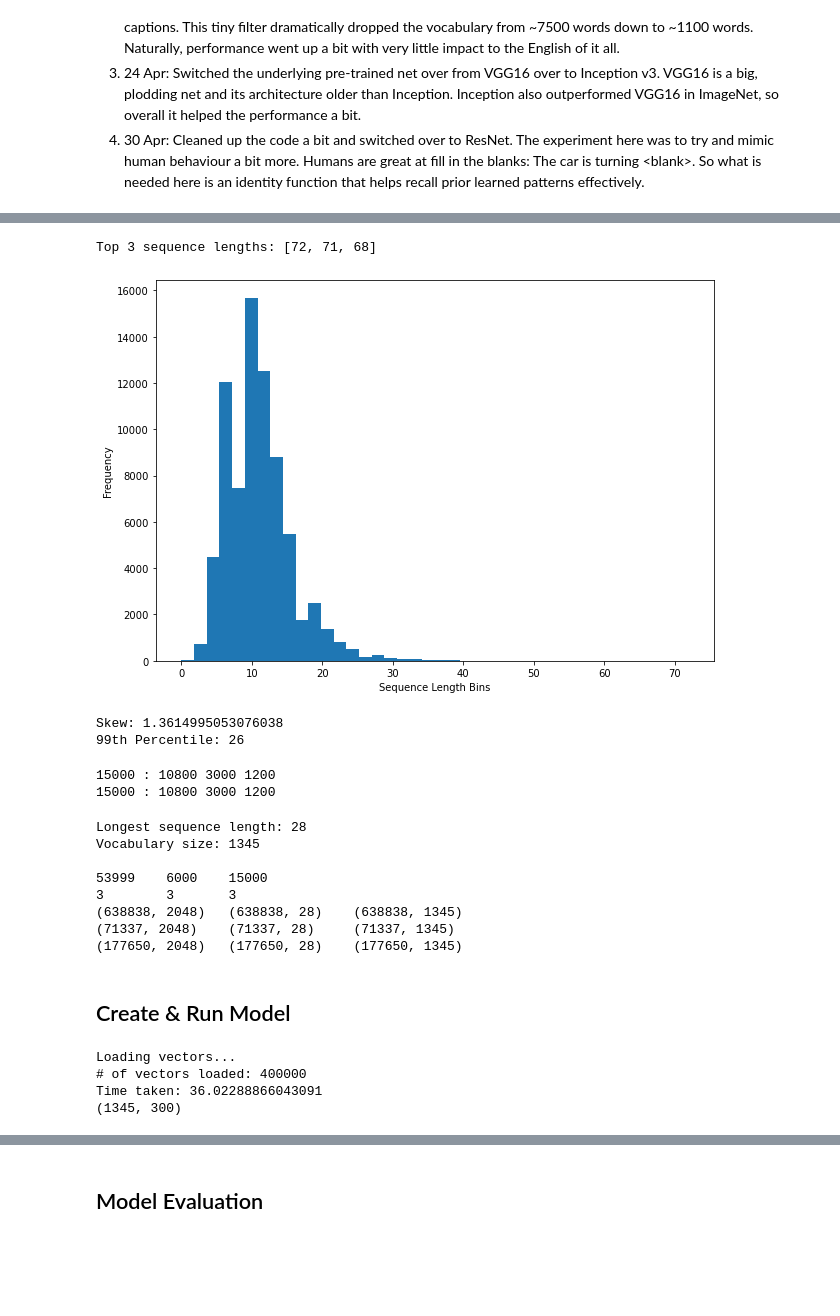
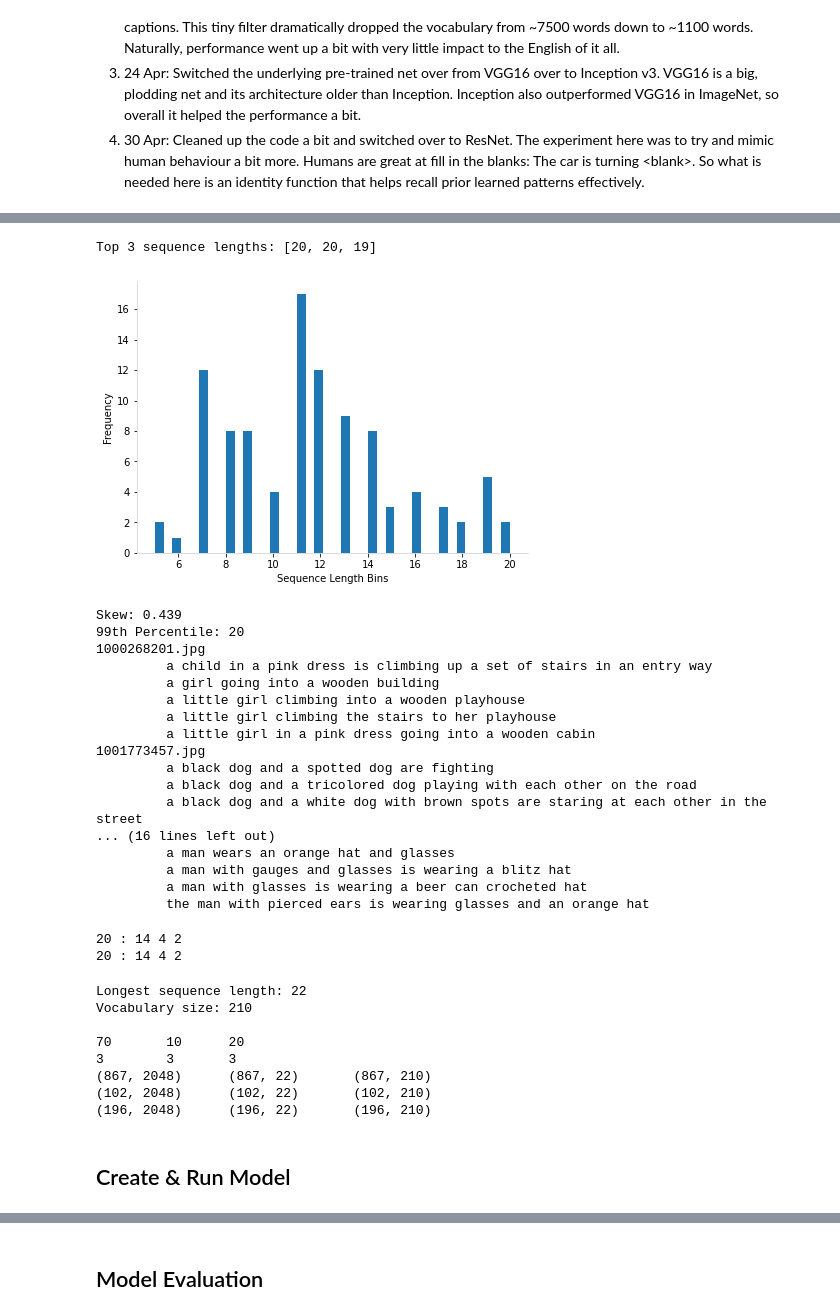
Before and after one commit to edwardspaulg/capstone_498, a Jupyter notebook: image_caption/Image_Caption.ipynb, the cells around one changed output, grey strips where cells are left out. Saved outputs shown, nothing was run; the diff lists cells and outputs as text; code cells hidden in the pictures; blank space fills up the shorter version.

```diff
--- a/image_caption/Image_Caption.ipynb
+++ b/image_caption/Image_Caption.ipynb
@@ -58,8 +58,8 @@ def initialize():
     dictInit['GEN_FEATURES'] = False  #Set to True if features need to be generated through the underlying pre-trained net
     dictInit['TRAIN_MODEL'] = True  #Set to True if our custom net needs to learn the dataset
     dictInit['TL_MODEL'] = 'Inceptionv3'  #Pre-trained model used for recognizing obects within images. One of Inceptionv3 or VGG16 trained on ImageNet.
-    dictInit['MAX_SAMPLES'] = 75000  #Maximum number of samples to train & test with. Set to -1 for training on full train set.
-    dictInit['DATASET'] = 'Flickr_30K'  #One of 'Flickr_8K', 'Flickr_30K'
+    dictInit['MAX_SAMPLES'] = 100  #Maximum number of samples to train & test with. Set to -1 for training on full train set.
+    dictInit['DATASET'] = 'Flickr_8K'  #One of 'Flickr_8K', 'Flickr_30K'
 
     #Change directory access paths depending upon where you are running
     dictInit['IN_COLAB'] = 'google.colab' in sys.modules
@@ -376,45 +396,59 @@ seq_lengths.sort(reverse=True)
 print('Top 3 sequence lengths:', seq_lengths[0:3])
 
 #Histogram
 plt.rcParams['figure.facecolor'] = 'white'
 fig=plt.figure(figsize=(7, 5))
 numBins = 40
 plt.hist(seq_lengths, bins=numBins)
-plt.xlabel('Sequence Length Bins', color='black')
-plt.ylabel('Frequency', color='black')
-# plt.spines['bottom'].set_color('lightgrey')
-# ax.spines['left'].set_color('lightgrey')
-# ax.spines['top'].set_visible(False)
-# ax.spines['right'].set_visible(False)
-# ax.tick_params(axis='x', colors='black')
-# ax.tick_params(axis='y', colors='black')
+ax = plt.gca()
+ax.set_xlabel('Sequence Length Bins', color='black')
+ax.set_ylabel('Frequency', color='black')
+ax.spines['bottom'].set_color('lightgrey')
+ax.spines['left'].set_color('lightgrey')
+ax.spines['top'].set_visible(False)
+ax.spines['right'].set_visible(False)
 plt.show()
 print('Skew:', round(skew(seq_lengths),3))
 
 #Get the 99'th percentile
 p99 = int(np.percentile(seq_lengths, 99))  #N'th percentile
 print('99th Percentile:', p99)
 
 #Trunc captions to p99
 for id, captions in dictCaptions.items():
     newCaptions = []
     for cap in captions:
         newCaptions.append(' '.join(cap.split(' ')[0:p99]))
     dictCaptions[id] = newCaptions
 counter = 0
 if DEBUG:
     for id, captions in dictCaptions.items():
         print(id)
         for cap in captions:
             print('\t', cap)
         if counter > 3:
             break;
         counter += 1
 # %% [output]
-Top 3 sequence lengths: [72, 71, 68]
+Top 3 sequence lengths: [20, 20, 19]
-[figure, old version]
+[figure, new version]
-Skew: 1.3614995053076038
-99th Percentile: 26
+Skew: 0.439
+99th Percentile: 20
+1000268201.jpg
+         a child in a pink dress is climbing up a set of stairs in an entry way
+         a girl going into a wooden building
+         a little girl climbing into a wooden playhouse
+         a little girl climbing the stairs to her playhouse
+         a little girl in a pink dress going into a wooden cabin
+1001773457.jpg
+         a black dog and a spotted dog are fighting
+         a black dog and a tricolored dog playing with each other on the road
+         a black dog and a white dog with brown spots are staring at each other in the street
+... (16 lines left out)
+         a man wears an orange hat and glasses
+         a man with gauges and glasses is wearing a blitz hat
+         a man with glasses is wearing a beer can crocheted hat
+         the man with pierced ears is wearing glasses and an orange hat
 # %%
 from sklearn.model_selection import train_test_split
 
@@ -432,8 +466,8 @@ X_train, X_dev, X_test, y_train, y_dev, y_test = split_dataset(dictCaptions)
 print(len(X_train)+len(X_test)+len(X_dev), ':', len(X_train), len(X_test), len(X_dev))
 print(len(y_train)+len(y_test)+len(y_dev), ':', len(y_train), len(y_test), len(y_dev))
 # %% [output]
-15000 : 10800 3000 1200
-15000 : 10800 3000 1200
+20 : 14 4 2
+20 : 14 4 2
 # %%
 import numpy as np
 from numpy import array
@@ -535,14 +569,14 @@ print(Xy_train_seq[0].shape, '\t', Xy_train_seq[1].shape, '\t', Xy_train_seq[2].
 print(Xy_dev_seq[0].shape, '\t', Xy_dev_seq[1].shape, '\t', Xy_dev_seq[2].shape)
 print(Xy_test_seq[0].shape, '\t', Xy_test_seq[1].shape, '\t', Xy_test_seq[2].shape)
 # %% [output]
-Longest sequence length: 28
-Vocabulary size: 1345
+Longest sequence length: 22
+Vocabulary size: 210
 
-53999    6000    15000
+70       10      20
 3        3       3
-(638838, 2048)   (638838, 28)    (638838, 1345)
-(71337, 2048)    (71337, 28)     (71337, 1345)
-(177650, 2048)   (177650, 28)    (177650, 1345)
+(867, 2048)      (867, 22)       (867, 210)
+(102, 2048)      (102, 22)       (102, 210)
+(196, 2048)      (196, 22)       (196, 210)
 # %% [markdown]
 ## Create & Run Model
 # %%
@@ -576,11 +610,6 @@ print('Loading vectors...')
 if dictInit['TRAIN_MODEL']:
     embedding_matrix = createEmbeddingMatrix(tokenizer.word_index, vocab_size)
     print(embedding_matrix.shape)
-# %% [output]
-Loading vectors...
-# of vectors loaded: 400000
-Time taken: 36.02288866043091
-(1345, 300)
 # %%
 if dictInit['TRAIN_MODEL']:
     from keras.applications import densenet
```
Also changed, not shown: parts of 11 cells of this notebook.
